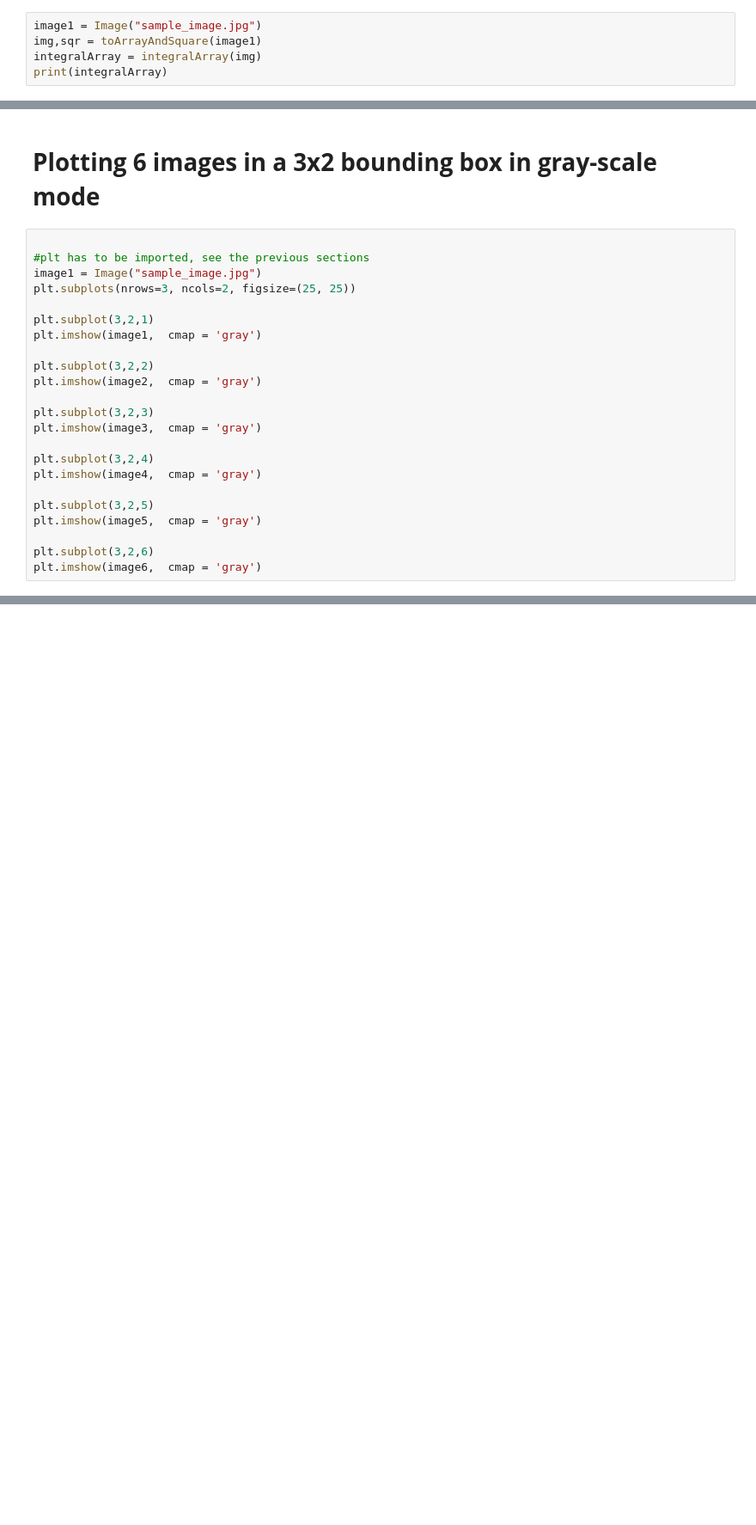
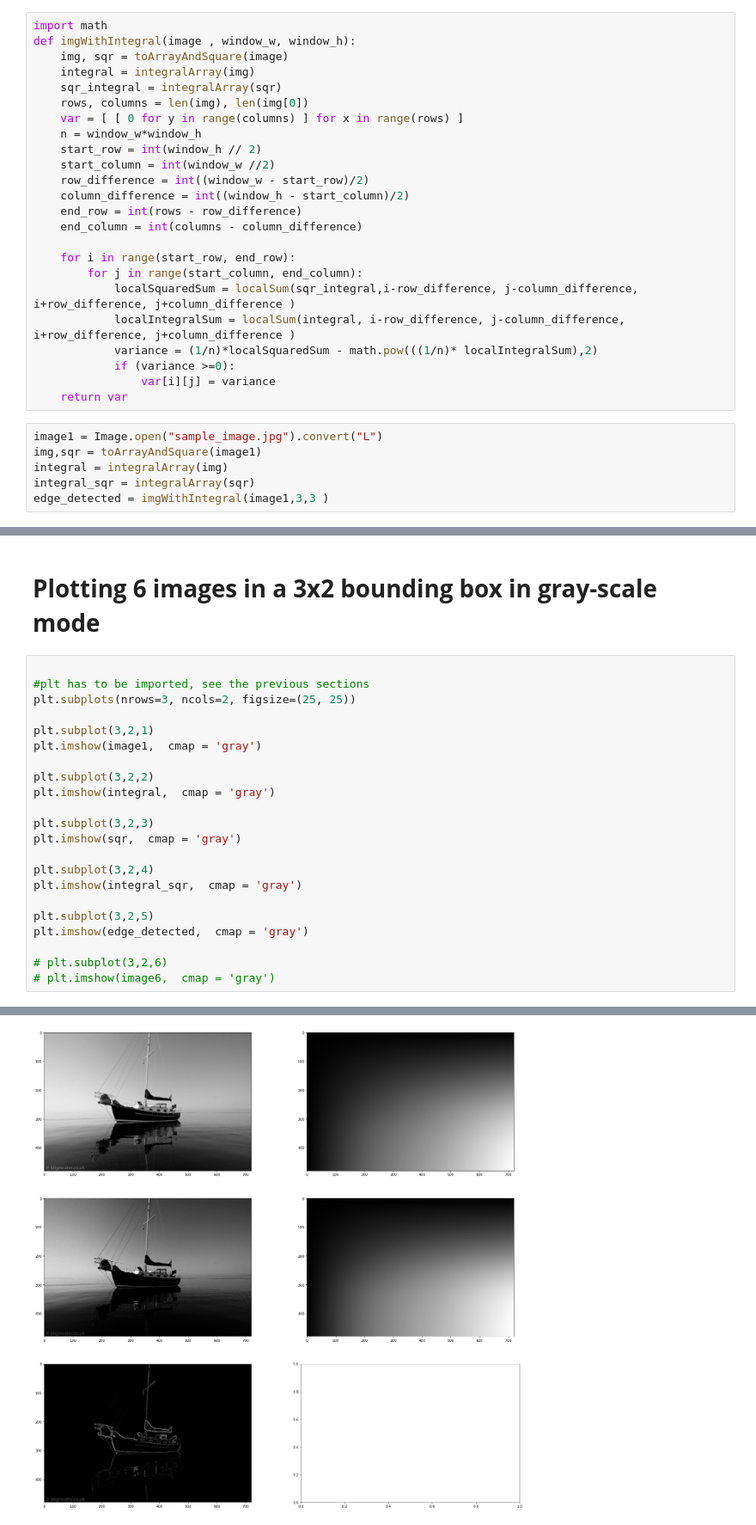
Before and after one commit to allaaamr/Edge-Detection, a Jupyter notebook: assignment1_helper.ipynb, the cells around one changed output, grey strips where cells are left out. Shown at 86% size. Drawn from its saved outputs; the diff is of its cells as text; blank space fills up the shorter version.

Commit message:
fix bug and edge detection functionality

```diff
--- a/assignment1_helper.ipynb
+++ b/assignment1_helper.ipynb
@@ -61,5 +62,30 @@ def localSum(integral, tL_i, tL_j, bR_i, bR_j):
+# %%
+import math
+def imgWithIntegral(image , window_w, window_h):
+    img, sqr = toArrayAndSquare(image)
+    integral = integralArray(img)
+    sqr_integral = integralArray(sqr)
+    rows, columns = len(img), len(img[0])
+    var = [ [ 0 for y in range(columns) ] for x in range(rows) ]
+    n = window_w*window_h
+    start_row = int(window_h // 2)
+    start_column = int(window_w //2)
+    row_difference = int((window_w - start_row)/2)
+    column_difference = int((window_h - start_column)/2)
+    end_row = int(rows - row_difference)
+    end_column = int(columns - column_difference)
+
+    for i in range(start_row, end_row):
+        for j in range(start_column, end_column):
+            localSquaredSum = localSum(sqr_integral,i-row_difference, j-column_difference, i+row_difference, j+column_difference )
+            localIntegralSum = localSum(integral, i-row_difference, j-column_difference, i+row_difference, j+column_difference )
+            variance = (1/n)*localSquaredSum - math.pow(((1/n)* localIntegralSum),2)
+            if (variance >=0):
+                var[i][j] = variance
+    return var
 # %%
-image1 = Image("sample_image.jpg")
+image1 = Image.open("sample_image.jpg").convert("L")
 img,sqr = toArrayAndSquare(image1)
-integralArray = integralArray(img)
-print(integralArray)
+integral = integralArray(img)
+integral_sqr = integralArray(sqr)
+edge_detected = imgWithIntegral(image1,3,3 )
@@ -70,24 +94,23 @@ TypeError: 'module' object is not callable
 # %%
 
 #plt has to be imported, see the previous sections
-image1 = Image("sample_image.jpg")
 plt.subplots(nrows=3, ncols=2, figsize=(25, 25))
 
 plt.subplot(3,2,1)
 plt.imshow(image1,  cmap = 'gray')
 
 plt.subplot(3,2,2)
-plt.imshow(image2,  cmap = 'gray')
+plt.imshow(integral,  cmap = 'gray')
 
 plt.subplot(3,2,3)
-plt.imshow(image3,  cmap = 'gray')
+plt.imshow(sqr,  cmap = 'gray')
 
 plt.subplot(3,2,4)
-plt.imshow(image4,  cmap = 'gray')
+plt.imshow(integral_sqr,  cmap = 'gray')
 
 plt.subplot(3,2,5)
-plt.imshow(image5,  cmap = 'gray')
+plt.imshow(edge_detected,  cmap = 'gray')
 
-plt.subplot(3,2,6)
-plt.imshow(image6,  cmap = 'gray')
+# plt.subplot(3,2,6)
+# plt.imshow(image6,  cmap = 'gray')
 # %% [output]
@@ -94,0 +118 @@ TypeError: 'module' object is not callable
+[figure, added]
```
Also changed, not shown: parts of 4 cells of this notebook, 1 other file.
